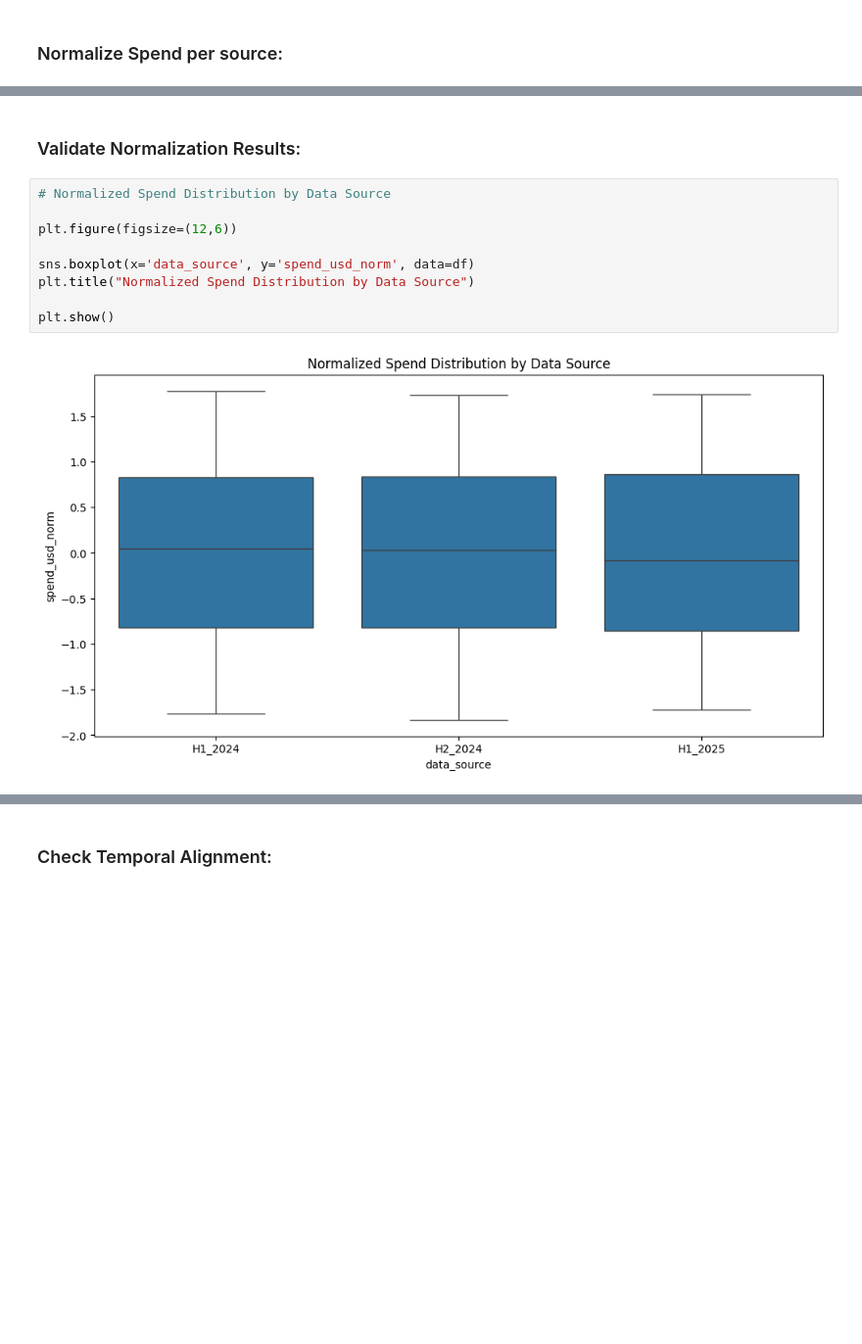
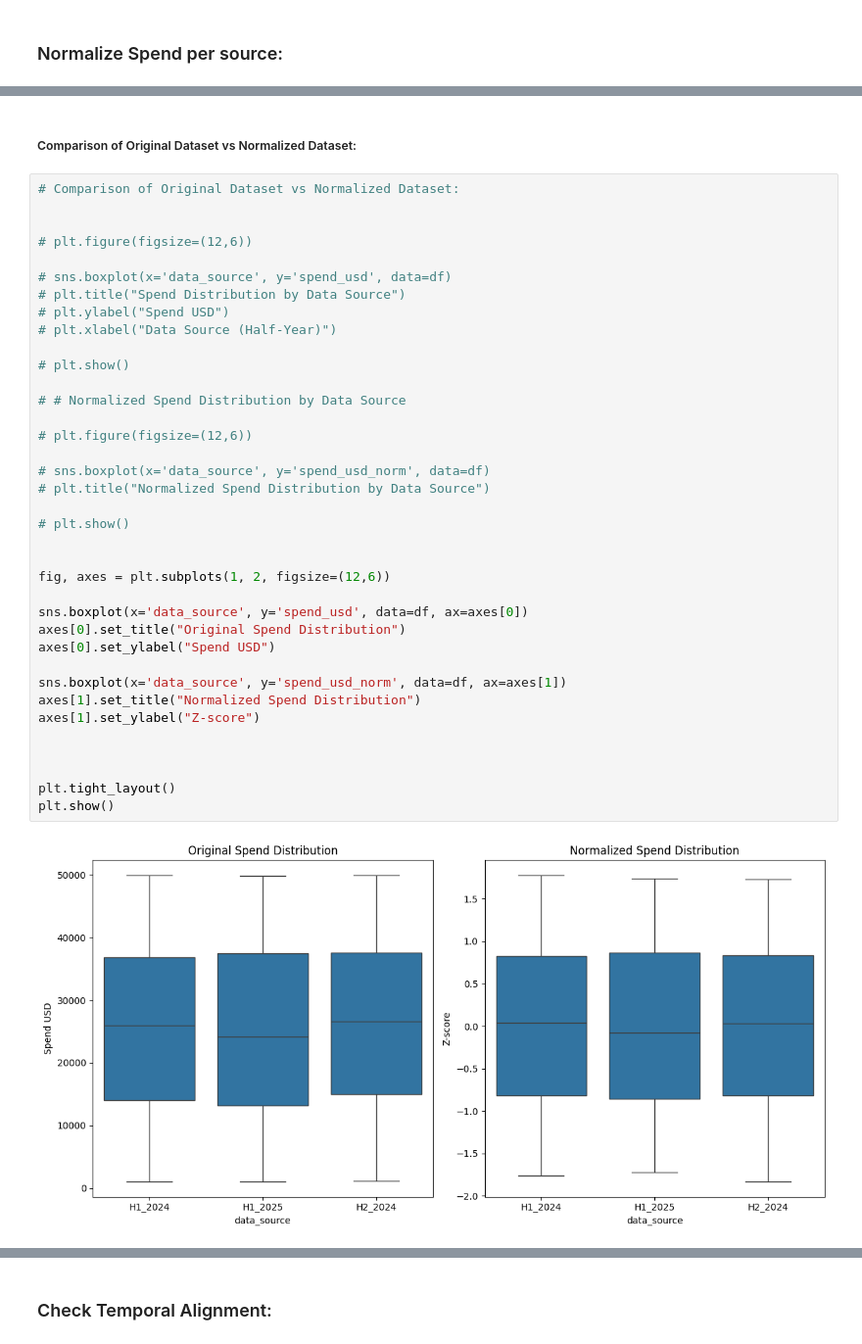
Before and after one commit to Playful-Cloud/Marketing_Campaign_Analysis_and_Optimization, a Jupyter notebook: notebooks/03_data_cleaning.ipynb, the cells around one changed output, grey strips where cells are left out. Shown at 98% size. Cells and saved outputs as stored; diff of their text form; blank space fills up the shorter version.

```diff
--- a/notebooks/03_data_cleaning.ipynb
+++ b/notebooks/03_data_cleaning.ipynb
@@ -893,16 +870,44 @@ spend scale is inflated (millions vs thousands)
 df['spend_usd_norm'] = df.groupby('data_source')['spend_usd'].transform(
     lambda x: (x - x.mean()) / x.std()
 )
-# %% [markdown]
-### Validate Normalization Results:
-# %%
-# Normalized Spend Distribution by Data Source
-
-plt.figure(figsize=(12,6))
-
-sns.boxplot(x='data_source', y='spend_usd_norm', data=df)
-plt.title("Normalized Spend Distribution by Data Source")
-
-plt.show()
-# %% [output]
-[figure, removed]
+# %% [markdown]
+##### Comparison of Original Dataset vs Normalized Dataset:
+# %%
+# Comparison of Original Dataset vs Normalized Dataset:
+
+
+# plt.figure(figsize=(12,6))
+
+# sns.boxplot(x='data_source', y='spend_usd', data=df)
+# plt.title("Spend Distribution by Data Source")
+# plt.ylabel("Spend USD")
+# plt.xlabel("Data Source (Half-Year)")
+
+# plt.show()
+
+# # Normalized Spend Distribution by Data Source
+
+# plt.figure(figsize=(12,6))
+
+# sns.boxplot(x='data_source', y='spend_usd_norm', data=df)
+# plt.title("Normalized Spend Distribution by Data Source")
+
+# plt.show()
+
+
+fig, axes = plt.subplots(1, 2, figsize=(12,6))
+
+sns.boxplot(x='data_source', y='spend_usd', data=df, ax=axes[0])
+axes[0].set_title("Original Spend Distribution")
+axes[0].set_ylabel("Spend USD")
+
+sns.boxplot(x='data_source', y='spend_usd_norm', data=df, ax=axes[1])
+axes[1].set_title("Normalized Spend Distribution")
+axes[1].set_ylabel("Z-score")
+
+
+
+plt.tight_layout()
+plt.show()
+# %% [output]
+[figure, added]
```
Also changed, not shown: parts of 39 cells of this notebook, 3 other files.
